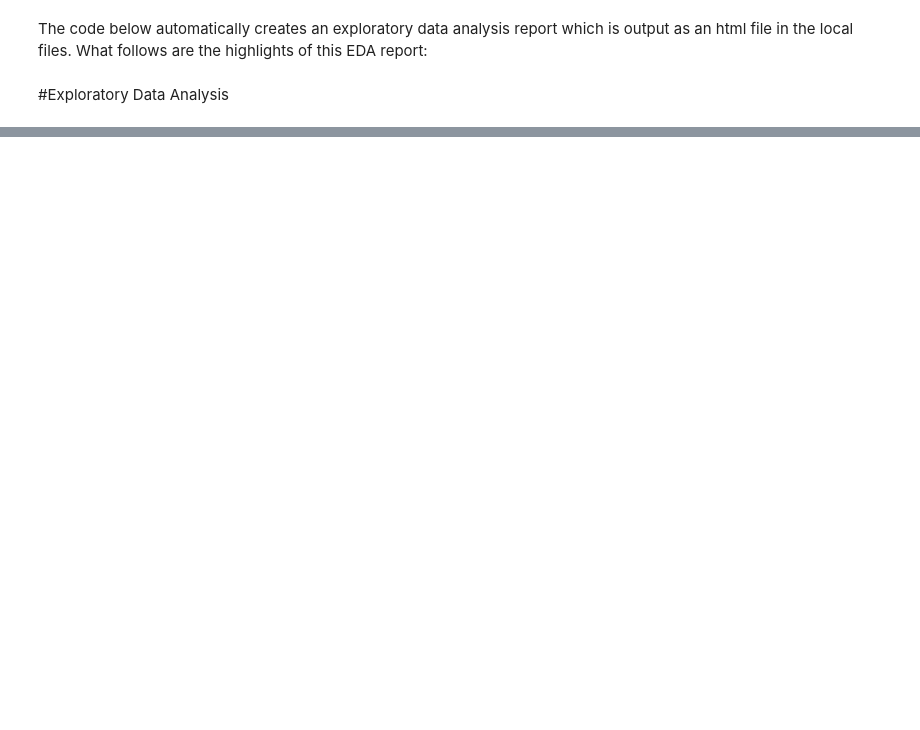
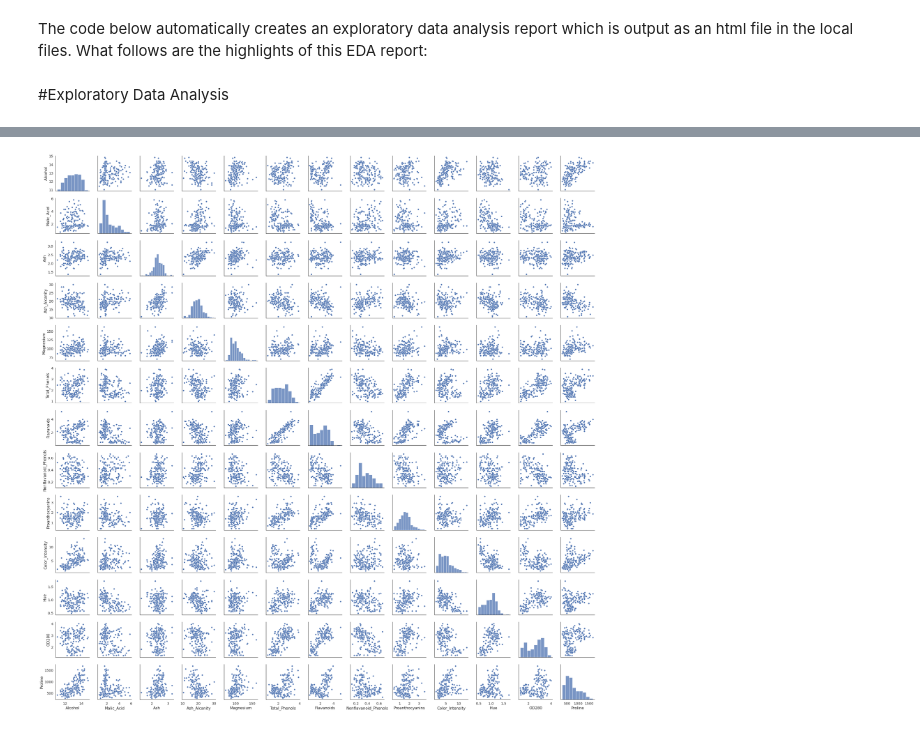
Before and after one commit to DeepCodeSec/ml1000-p2, a Jupyter notebook: project2_wine_clustering.ipynb, the cells around one changed output, grey strips where cells are left out. Drawn from its saved outputs; the diff is of its cells as text; code cells hidden in the pictures; blank space fills up the shorter version.

```diff
--- a/project2_wine_clustering.ipynb
+++ b/project2_wine_clustering.ipynb
@@ -34,4 +36,4 @@ Requirement already satisfied: PyWavelets in /usr/local/lib/python3.8/dist-packa
 # %% [markdown]
 #Importing the Dataset
 # %%
-df_path = 'https://github.com/DeepCodeSec/ml1000-p2/blob/27e9bc2cb360cf168169164d4b5e781a8089298a/data/wine-clustering.csv'
+df_path = 'https://github.com/DeepCodeSec/ml1000-p2/blob/27e9bc2cb360cf168169164d4b5e781a8089298a/data/wine-clustering.csv?raw=true'
@@ -46,0 +40,7 @@ data.head()
+# %%
+#load csv into dataframe
+import pandas as pd
+
+dataset = pd.read_csv(df_path, sep=',')
+
+dataset.head()
@@ -207,0 +157,6 @@ kmeans=KMeans(n_clusters=3,init="k-means++").fit(data)
+# %%
+#create the default pairplot
+sns.pairplot(dataset)
+plt.show()
+# %% [output]
+[figure, added]
```
Also changed, not shown: parts of 71 cells of this notebook.
